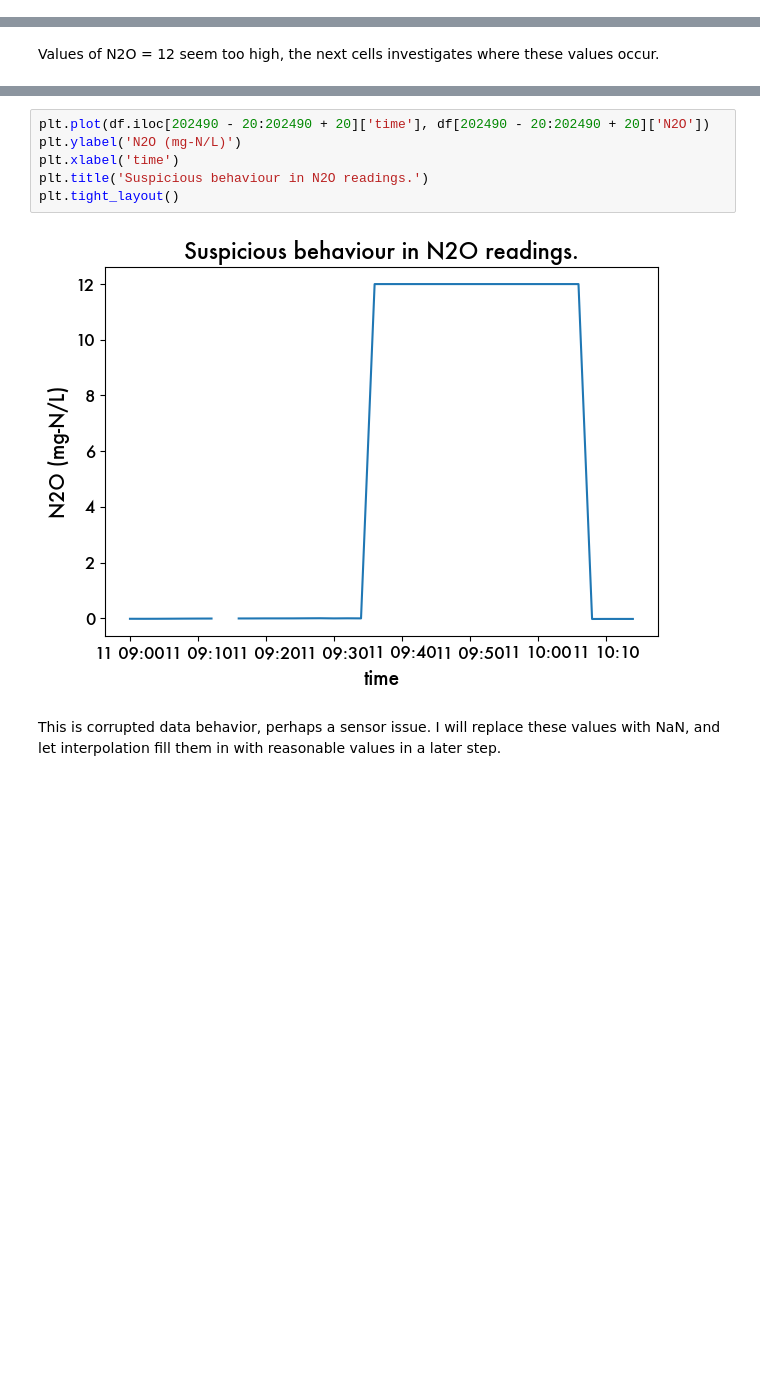
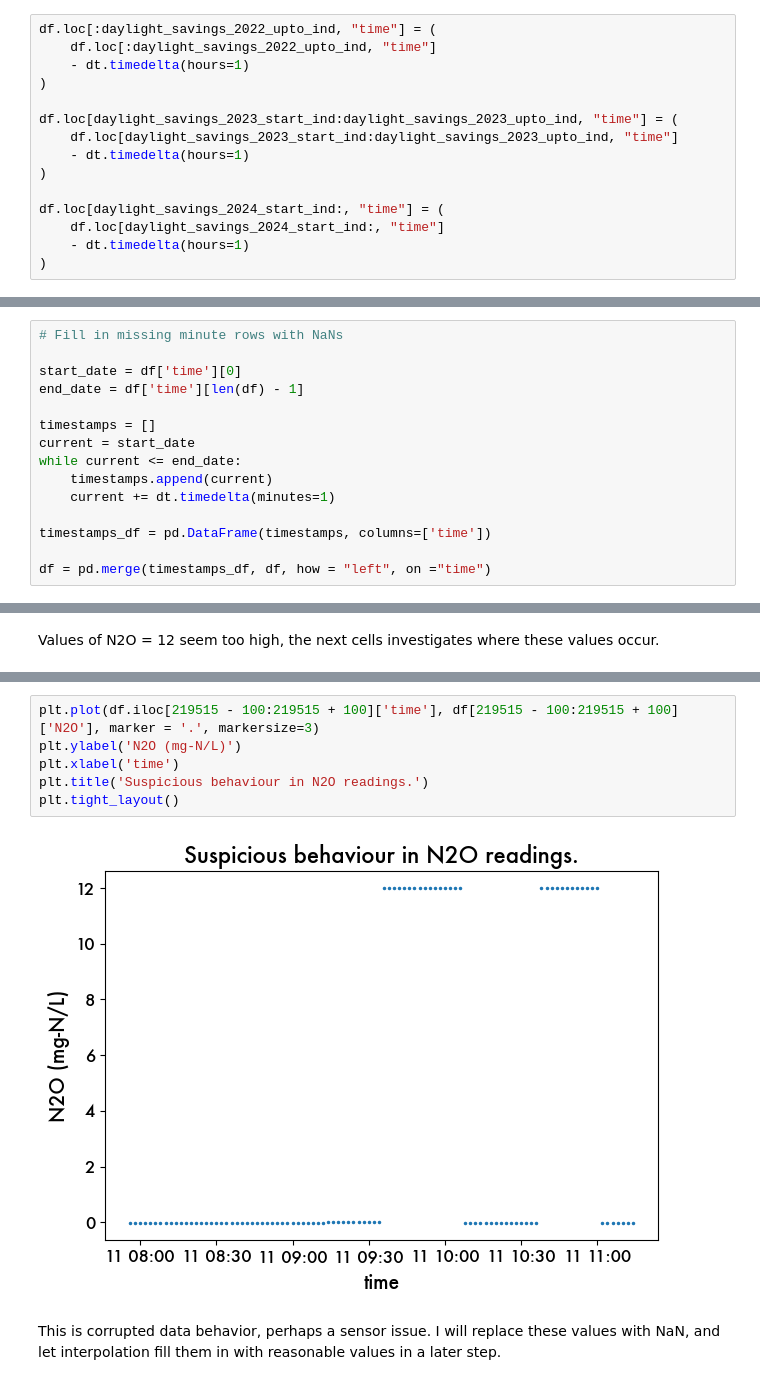
Before and after one commit to AmritpalSNijjar/wastewater_forecasting, a Jupyter notebook: notebooks/preprocessing.ipynb, the cells around one changed output, grey strips where cells are left out. Saved outputs shown, nothing was run; the diff lists cells and outputs as text; blank space fills up the shorter version.

Commit message:
preprocessed to ensure complete timestamp column, and adjusted values for DST

```diff
--- a/notebooks/preprocessing.ipynb
+++ b/notebooks/preprocessing.ipynb
@@ -77,0 +96,15 @@ df['time'] = df['time'].apply(lambda x: dt.datetime.strptime(x[:19], time_format
+# %%
+df.loc[:daylight_savings_2022_upto_ind, "time"] = (
+    df.loc[:daylight_savings_2022_upto_ind, "time"]
+    - dt.timedelta(hours=1)
+)
+
+df.loc[daylight_savings_2023_start_ind:daylight_savings_2023_upto_ind, "time"] = (
+    df.loc[daylight_savings_2023_start_ind:daylight_savings_2023_upto_ind, "time"]
+    - dt.timedelta(hours=1)
+)
+
+df.loc[daylight_savings_2024_start_ind:, "time"] = (
+    df.loc[daylight_savings_2024_start_ind:, "time"]
+    - dt.timedelta(hours=1)
+)
@@ -78,3 +121,18 @@ df['time'] = df['time'].apply(lambda x: dt.datetime.strptime(x[:19], time_format
+# %%
+# Fill in missing minute rows with NaNs
+
+start_date = df['time'][0]
+end_date = df['time'][len(df) - 1]
+
+timestamps = []
+current = start_date
+while current <= end_date:
+    timestamps.append(current)
+    current += dt.timedelta(minutes=1)
+
+timestamps_df = pd.DataFrame(timestamps, columns=['time'])
+
+df = pd.merge(timestamps_df, df, how = "left", on ="time")
 # %%
 # Investigating summary statistics.
 df.describe()
@@ -103,11 +161,11 @@ print(high_vals.index.to_numpy())
 # %%
-plt.plot(df.iloc[202490 - 20:202490 + 20]['time'], df[202490 - 20:202490 + 20]['N2O'])
+plt.plot(df.iloc[219515 - 100:219515 + 100]['time'], df[219515 - 100:219515 + 100]['N2O'], marker = '.', markersize=3)
 plt.ylabel('N2O (mg-N/L)')
 plt.xlabel('time')
 plt.title('Suspicious behaviour in N2O readings.')
 plt.tight_layout()
 # %% [output]
-[figure, old version]
+[figure, new version]
 # %% [markdown]
 This is corrupted data behavior, perhaps a sensor issue. I will replace these values with NaN, and let interpolation fill them in with reasonable values in a later step.
 # %%
```
Also changed, not shown: parts of 12 cells of this notebook, 3 other files.
